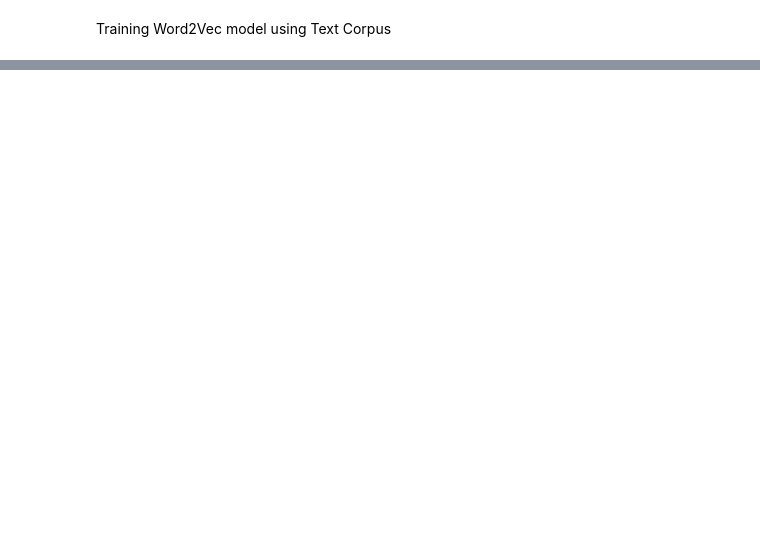
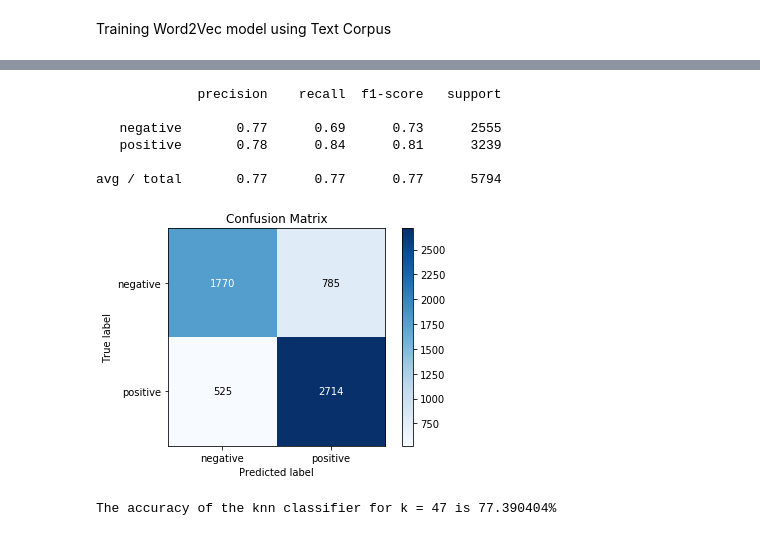
Before and after one commit to proyaschet/machine_learning, a Jupyter notebook: Knn- Implementation/Avg_W2V_KNN.ipynb, the cells around one changed output, grey strips where cells are left out. Drawn from its saved outputs; the diff is of its cells as text; code cells hidden in the pictures; blank space fills up the shorter version.

```diff
--- a/Knn- Implementation/Avg_W2V_KNN.ipynb
+++ b/Knn- Implementation/Avg_W2V_KNN.ipynb
@@ -130,0 +222,14 @@ The accuracy of the knn classifier for k = 49 is 84.277778%
+# %%
+acc = kneighpredict(optimal_k,standardized_data,y_train,standardized_data_test ,'kd_tree')
+# %% [output]
+             precision    recall  f1-score   support
+
+   negative       0.77      0.69      0.73      2555
+   positive       0.78      0.84      0.81      3239
+
+avg / total       0.77      0.77      0.77      5794
+[figure, added]
+# %%
+print('\nThe accuracy of the knn classifier for k = %d is %f%%' % (optimal_k, acc))
+# %% [output]
+The accuracy of the knn classifier for k = 47 is 77.390404%
```
Also changed, not shown: parts of 32 cells of this notebook.
